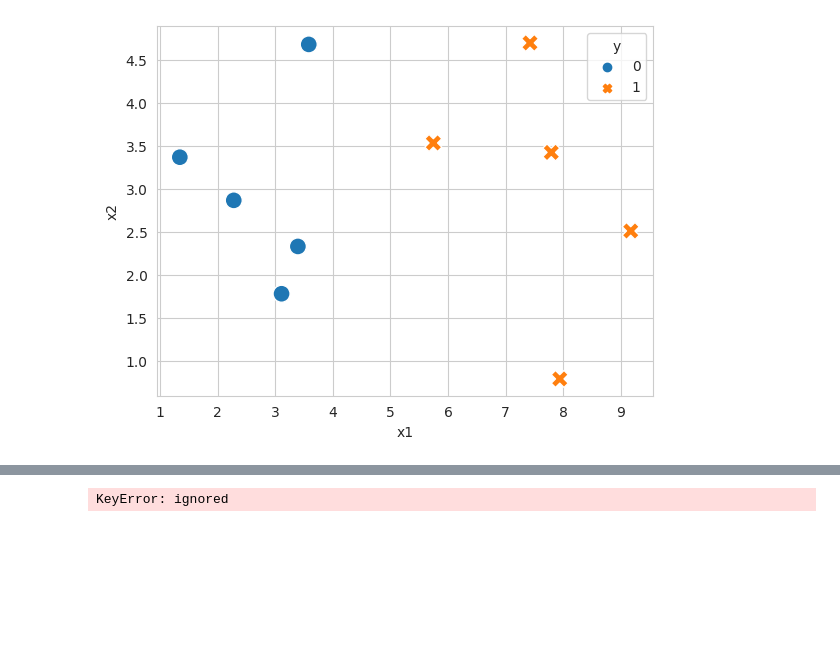
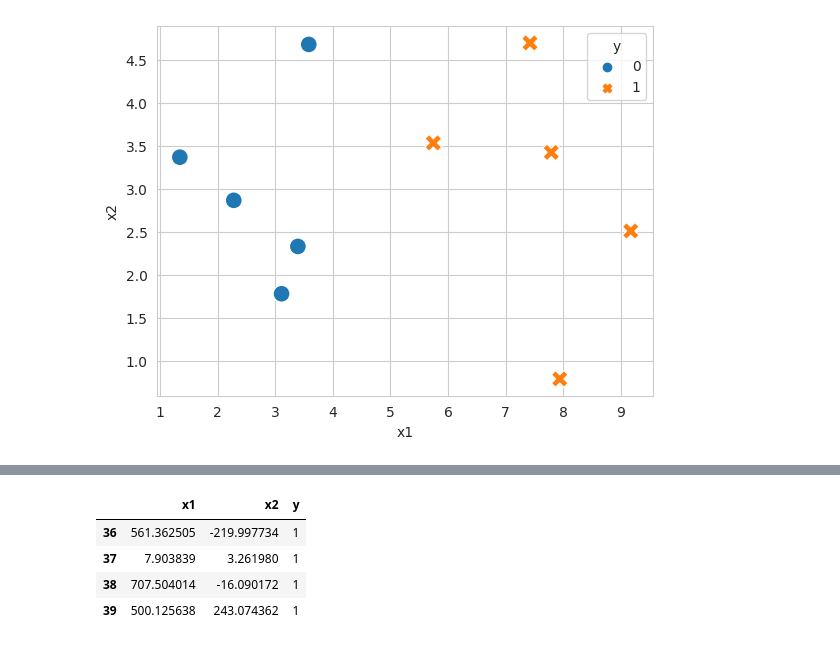
Before and after one commit to muscak/Master-Machine-Learning-Algorithms, a Jupyter notebook: Nonlinear-Algorithms/Learning-Vector-Quantization/Learning_Vector_Quantization.ipynb, the cells around one changed output, grey strips where cells are left out. Saved outputs shown, nothing was run; the diff lists cells and outputs as text; code cells hidden in the pictures; blank space fills up the shorter version.

```diff
--- a/Nonlinear-Algorithms/Learning-Vector-Quantization/Learning_Vector_Quantization.ipynb
+++ b/Nonlinear-Algorithms/Learning-Vector-Quantization/Learning_Vector_Quantization.ipynb
@@ -149,17 +69,0 @@ df_temp
-# %%
-learning_rate = 0.7 # Setting the learning rate
-iter = 10 # Number of iterations
-
-df_temp = df_codebook_vector.copy()
-for j in range(0, 1):
-  df_temp['input_x1'] = df.loc[j, 'x1']
-  df_temp['input_x2'] = df.loc[j, 'x2']
-  df_temp['Distance'] = np.sqrt(np.square(df_temp['x1'] - df_temp['input_x1'])
-  + np.square(df_temp['x2'] - df_temp['input_x2']))
-  min = df_temp['Distance'].min()
-  df_temp.loc[df_temp['Distance'] == min, 'Is_BMU'] = 'BMU'
-  df_temp.loc[df_temp['Is_BMU'] != 'BMU', 'x_1_t'] = df_temp.loc['x1']
-
-  # BMU???????????
-# %% [output]
-KeyError: ignored
@@ -165,0 +96,8 @@ KeyError: ignored
+# %%
+df_trained_codebook_vector
+# %% [output]
+|  | x1 | x2 | y |
+| 36 | 561.362505 | -219.997734 | 1 |
+| 37 | 7.903839 | 3.261980 | 1 |
+| 38 | 707.504014 | -16.090172 | 1 |
+| 39 | 500.125638 | 243.074362 | 1 |
```
Also changed, not shown: parts of 11 cells of this notebook.
